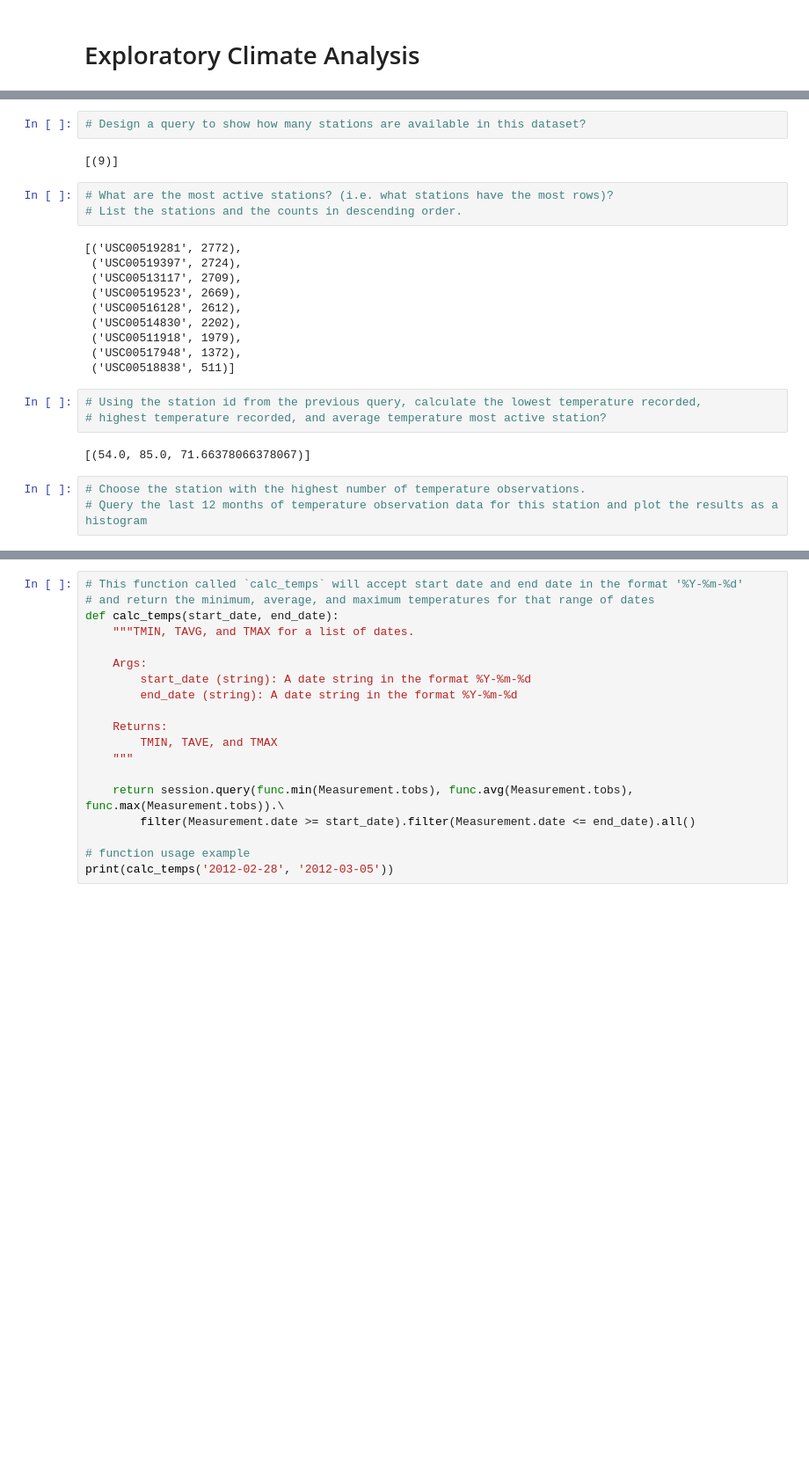
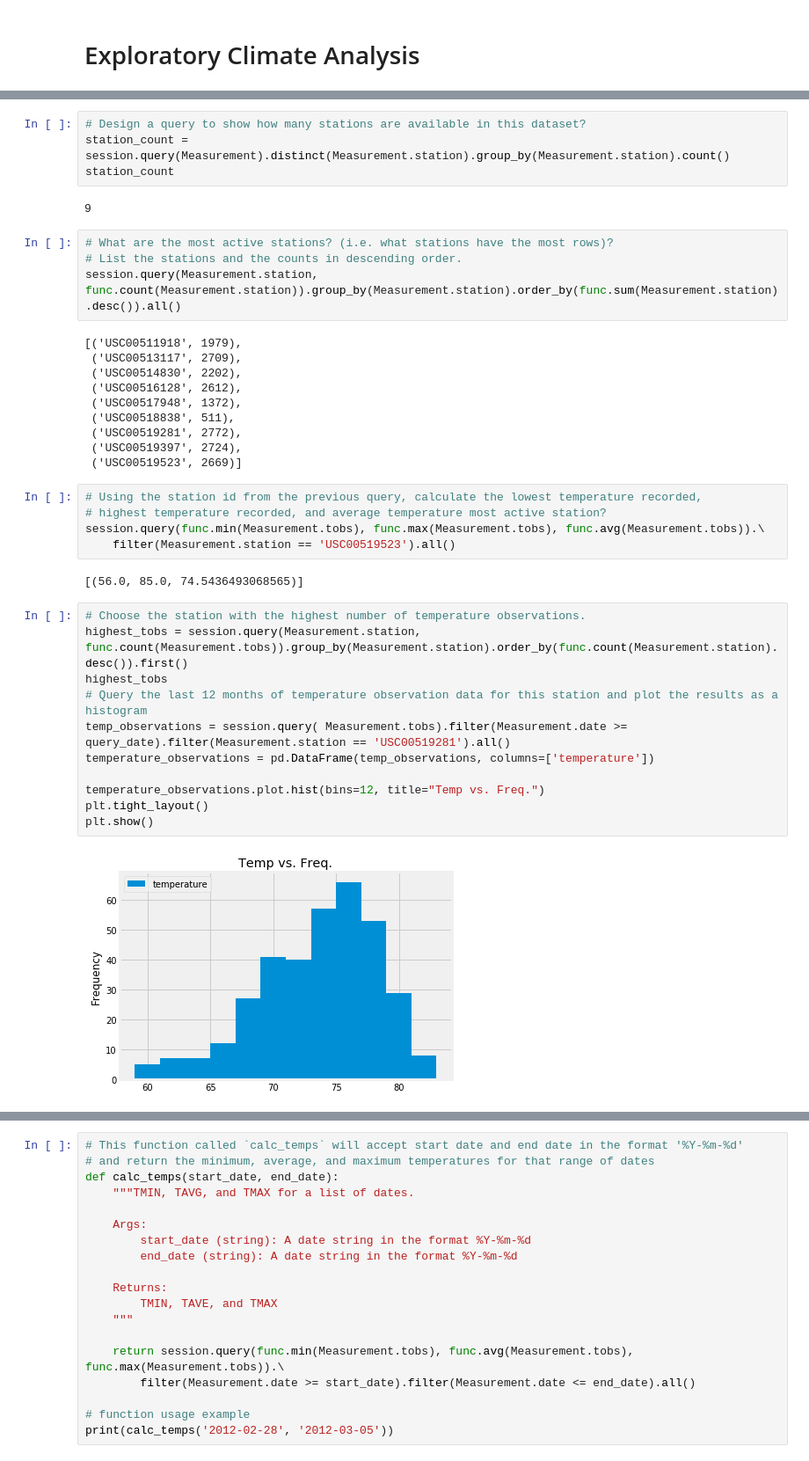
Before and after one commit to ptsande/ClimateAnalysisSQLAlchemy, a Jupyter notebook: SQLAlchemyHIWeather.ipynb, the cells around one changed output, grey strips where cells are left out. Shown: that part at 88% size. Saved outputs shown, nothing was run; the diff lists cells and outputs as text; blank space fills up the shorter version.

```diff
--- a/SQLAlchemyHIWeather.ipynb
+++ b/SQLAlchemyHIWeather.ipynb
@@ -82,25 +78,40 @@ precip_df.sort_values(by='date')
 # %%
 # Design a query to show how many stations are available in this dataset?
+station_count = session.query(Measurement).distinct(Measurement.station).group_by(Measurement.station).count()
+station_count
 # %% [output]
-[(9)]
+9
 # %%
 # What are the most active stations? (i.e. what stations have the most rows)?
 # List the stations and the counts in descending order.
+session.query(Measurement.station, func.count(Measurement.station)).group_by(Measurement.station).order_by(func.sum(Measurement.station).desc()).all()
 # %% [output]
-[('USC00519281', 2772),
+[('USC00511918', 1979),
+ ('USC00513117', 2709),
+ ('USC00514830', 2202),
+ ('USC00516128', 2612),
+ ('USC00517948', 1372),
+ ('USC00518838', 511),
+ ('USC00519281', 2772),
  ('USC00519397', 2724),
- ('USC00513117', 2709),
- ('USC00519523', 2669),
- ('USC00516128', 2612),
- ('USC00514830', 2202),
- ('USC00511918', 1979),
- ('USC00517948', 1372),
- ('USC00518838', 511)]
+ ('USC00519523', 2669)]
 # %%
 # Using the station id from the previous query, calculate the lowest temperature recorded,
 # highest temperature recorded, and average temperature most active station?
+session.query(func.min(Measurement.tobs), func.max(Measurement.tobs), func.avg(Measurement.tobs)).\
+    filter(Measurement.station == 'USC00519523').all()
 # %% [output]
-[(54.0, 85.0, 71.66378066378067)]
+[(56.0, 85.0, 74.5436493068565)]
 # %%
 # Choose the station with the highest number of temperature observations.
+highest_tobs = session.query(Measurement.station, func.count(Measurement.tobs)).group_by(Measurement.station).order_by(func.count(Measurement.station).desc()).first()
+highest_tobs
 # Query the last 12 months of temperature observation data for this station and plot the results as a histogram
+temp_observations = session.query( Measurement.tobs).filter(Measurement.date >= query_date).filter(Measurement.station == 'USC00519281').all()
+temperature_observations = pd.DataFrame(temp_observations, columns=['temperature'])
+
+temperature_observations.plot.hist(bins=12, title="Temp vs. Freq.")
+plt.tight_layout()
+plt.show()
+# %% [output]
+[figure, added]
```
Also changed, not shown: parts of 9 cells of this notebook.
